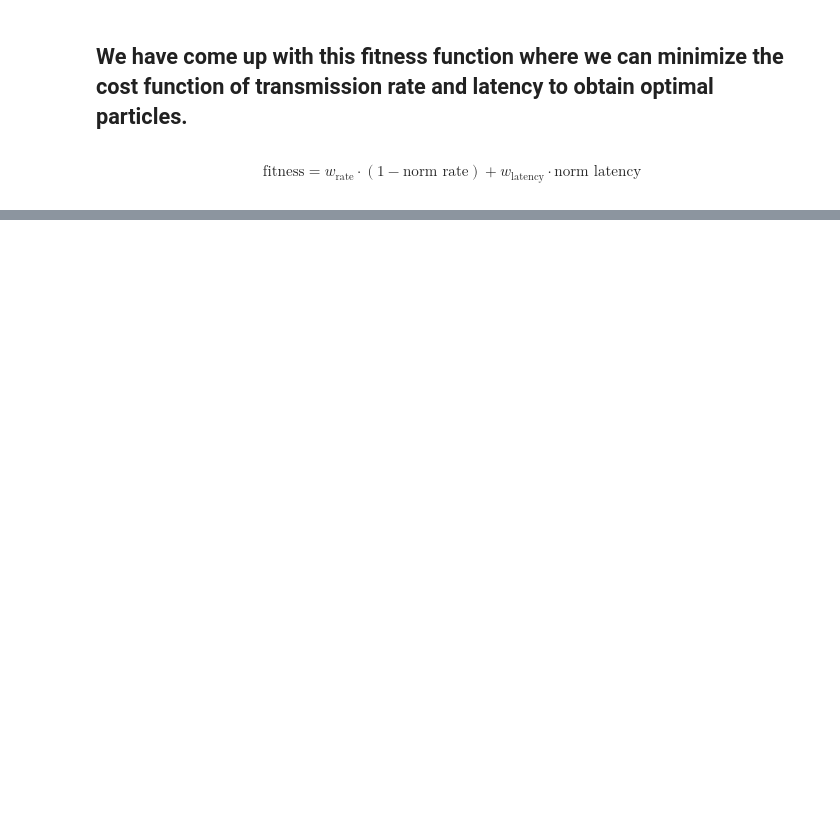
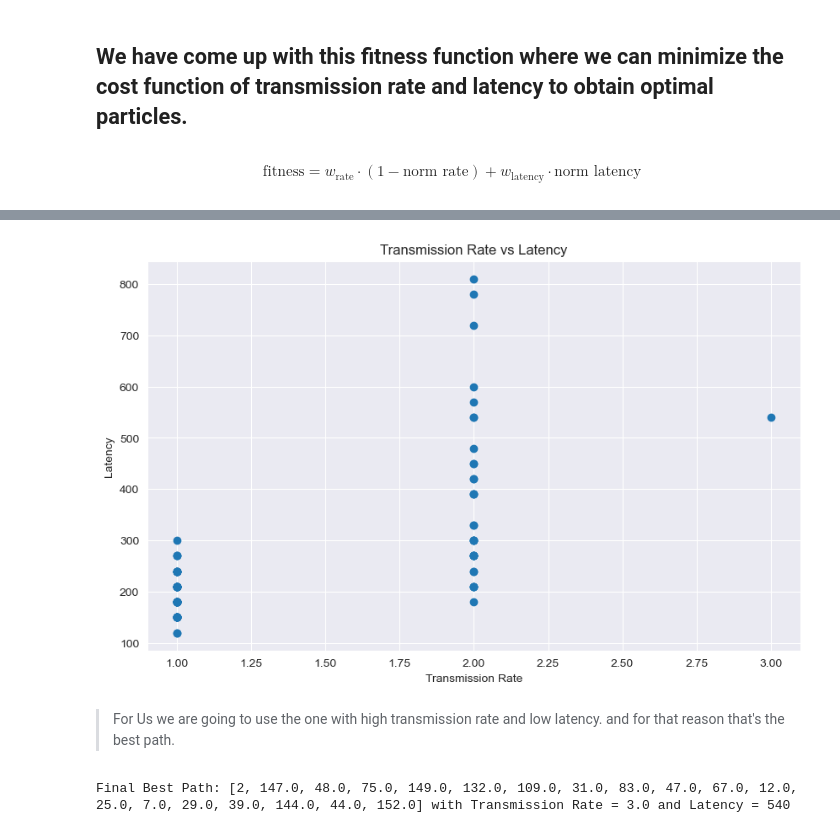
Before and after one commit to gerryfrank10/optimisation-and-algorithms, a Jupyter notebook: assesment/solution2.ipynb, the cells around one changed output, grey strips where cells are left out. Cells and saved outputs as stored; diff of their text form; code cells hidden in the pictures; blank space fills up the shorter version.

```diff
--- a/assesment/solution2.ipynb
+++ b/assesment/solution2.ipynb
@@ -533,3 +510,55 @@ Best Fitness: 1.1090225563909775
+# %%
+def rate_latency(final_population):
+    """
+    Calculate the latency and minimum weight transmission rate for each path in the population.
+
+    Parameters:
+        final_population (list of lists): The population of paths, where each path is a list of nodes.
+
+    Returns:
+        list of tuples: A list where each tuple contains (transmission rate, latency) for a path.
+    """
+    results = []  # Store (transmission_rate, latency) for each path
+
+    for path in final_population:
+        weights = []  # Store edge weights for this specific path
+
+        # Calculate weights for the edges in the path
+        for current_node, next_node in zip(path[:-1], path[1:]):
+            # Get the weight of the edge or assign 'inf' if it doesn't exist
+            weight = G[current_node][next_node].get('weight', float('inf'))
+            weights.append(weight)
+
+        # Calculate the minimum weight (transmission rate) and latency for the path
+        transmission_rate = min(weights)
+        latency = 30 * (len(path) - 1)
+
+        # Add the results as a tuple to the list
+        results.append((transmission_rate, latency))
+
+    return results
+# %%
+results = rate_latency(final_population)
+transmission_rate = [rate for rate, latency in results]
+latencies = [latency for rate, latency in results]
+plt.figure(figsize=(10, 6))
+plt.scatter(transmission_rate, latencies,)
+plt.xlabel("Transmission Rate")
+plt.ylabel("Latency")
+plt.title("Transmission Rate vs Latency")
+plt.show()
+# %% [output]
+[figure, added]
+# %% [markdown]
+> For Us we are going to use the one with high transmission rate and low latency.
+and for that reason that's the best path.
+# %%
+# Sorting the results and get the final best path.
+sorted_results = sorted(zip(final_population, results), key=lambda x: (-x[1][0], x[1][1]))
+best_path, (best_transmission_rate, best_latency) = sorted_results[0]
+print(f"Final Best Path: {best_path} with Transmission Rate = {best_transmission_rate} and Latency = {best_latency}")
+# %% [output]
+Final Best Path: [2, 147.0, 48.0, 75.0, 149.0, 132.0, 109.0, 31.0, 83.0, 47.0, 67.0, 12.0, 25.0, 7.0, 29.0, 39.0, 144.0, 44.0, 152.0] with Transmission Rate = 3.0 and Latency = 540
 # %%
 """
 TODO:
```
Also changed, not shown: parts of 18 cells of this notebook.
